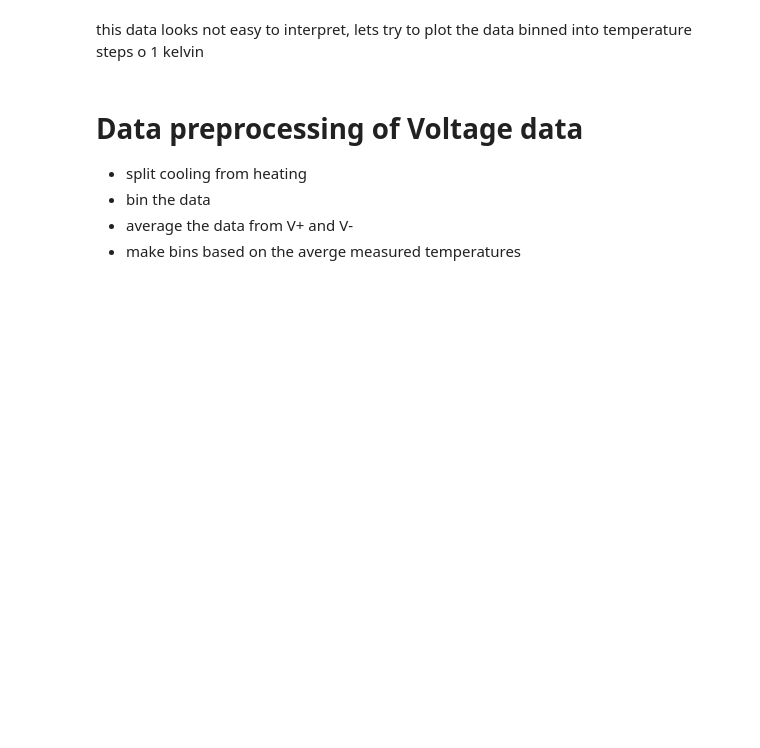
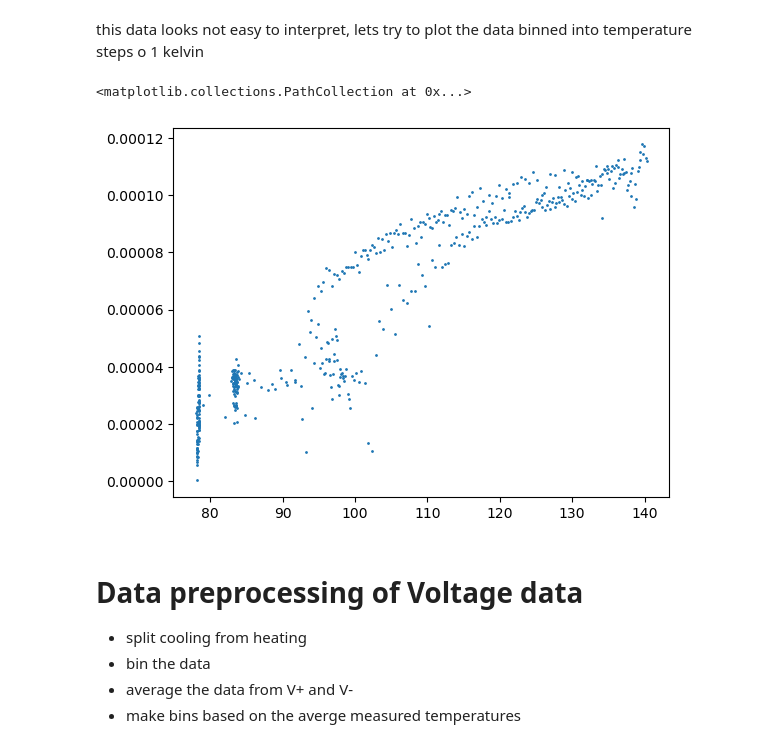
Before and after one commit to JanZur/Solid_state_physics_lab, a Jupyter notebook: solidstates_lab.ipynb, the cells around one changed output. Cells and saved outputs as stored; diff of their text form; code cells hidden in the pictures; blank space fills up the shorter version.

```diff
--- a/solidstates_lab.ipynb
+++ b/solidstates_lab.ipynb
@@ -112,6 +113,12 @@ Text(0.5, 1.0, 'Voltage V- against temperature')
 [figure]
 # %% [markdown]
 this data looks not easy to interpret, lets try to plot the data binned into temperature steps o 1 kelvin
+# %%
+#compare the measurements made with the V+ and V- data
+plt.scatter(measurement_01_data[:,0], abs(measurement_01_data[:,4] - measurement_01_data[:,2]), s = 1)
+# %% [output]
+<matplotlib.collections.PathCollection at 0x...>
+[figure, added]
 # %% [markdown]
 # Data preprocessing of Voltage data
 - split cooling from heating
```
Also changed, not shown: parts of 4 cells of this notebook.
